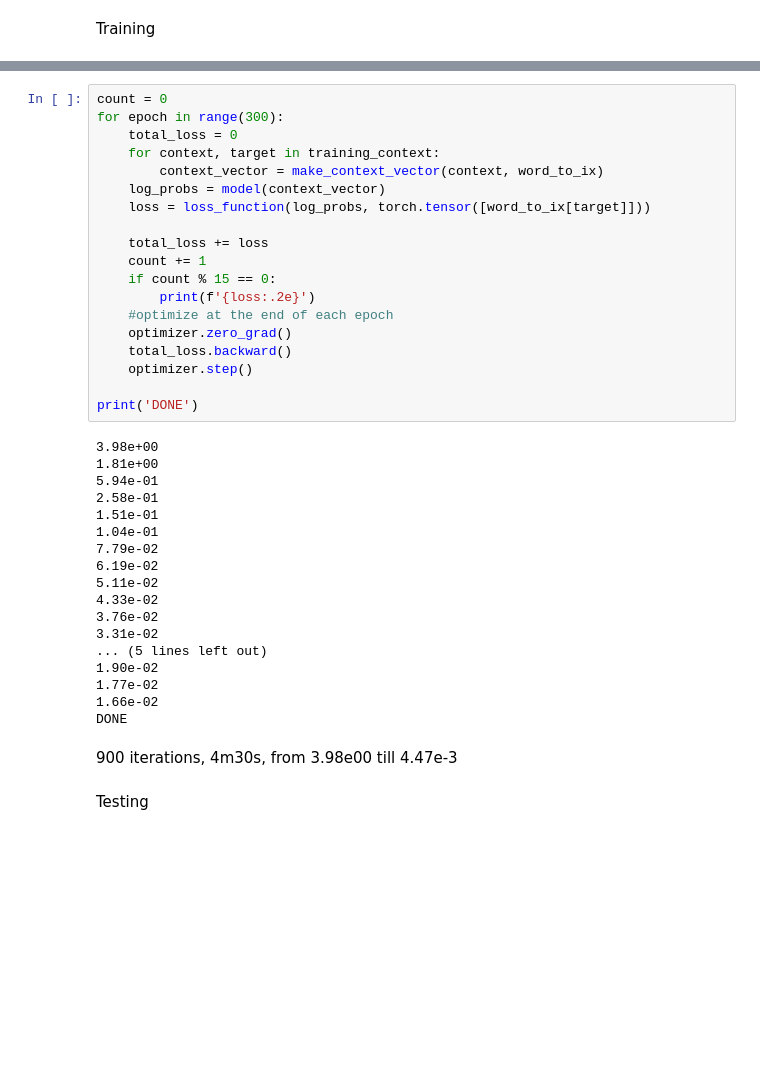
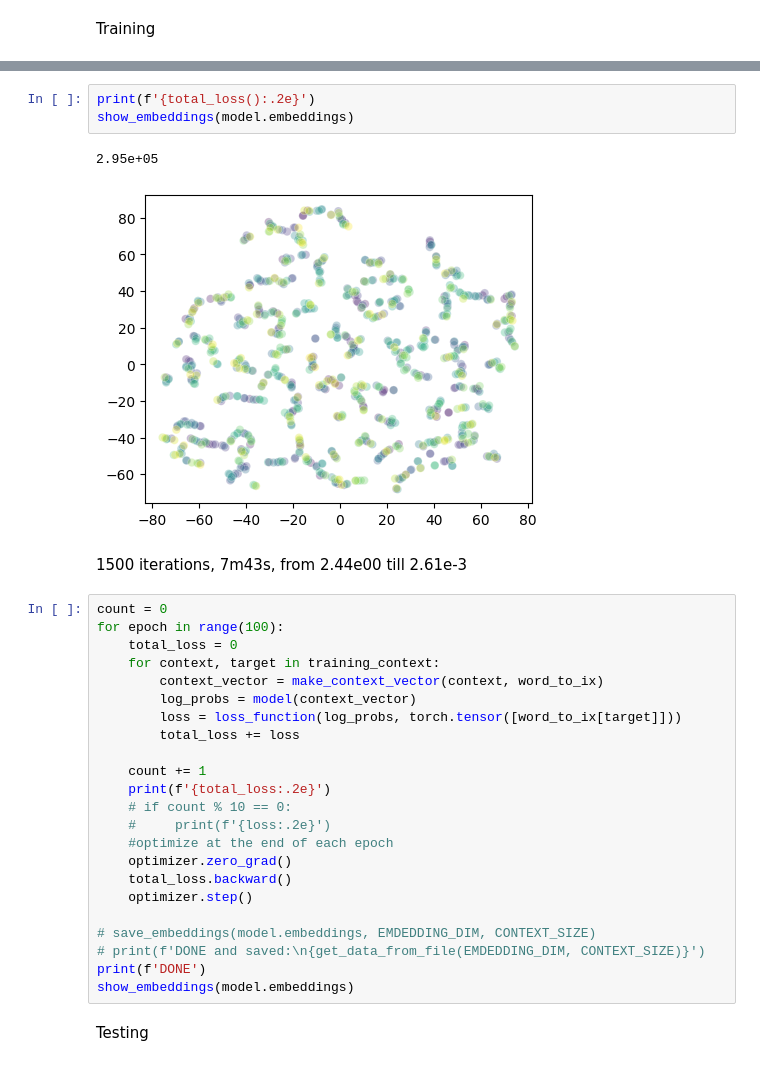
Before and after one commit to stefanzarembinski/szx81, a Jupyter notebook: src/cbow.ipynb, the cells around one changed output, grey strips where cells are left out. Saved outputs shown, nothing was run; the diff lists cells and outputs as text; blank space fills up the shorter version.

```diff
--- a/src/cbow.ipynb
+++ b/src/cbow.ipynb
@@ -109,41 +174,33 @@ Training
+# %%
+print(f'{total_loss():.2e}')
+show_embeddings(model.embeddings)
+# %% [output]
+2.95e+05
+[figure, added]
+# %% [markdown]
+1500 iterations, 7m43s, from 2.44e00 till 2.61e-3
 # %%
 count = 0
-for epoch in range(300):
+for epoch in range(100):
     total_loss = 0
     for context, target in training_context:
         context_vector = make_context_vector(context, word_to_ix)
-    log_probs = model(context_vector)
-    loss = loss_function(log_probs, torch.tensor([word_to_ix[target]]))
+        log_probs = model(context_vector)
+        loss = loss_function(log_probs, torch.tensor([word_to_ix[target]]))
+        total_loss += loss
 
-    total_loss += loss
     count += 1
-    if count % 15 == 0:
-        print(f'{loss:.2e}')
+    print(f'{total_loss:.2e}')
+    # if count % 10 == 0:
+    #     print(f'{loss:.2e}')
     #optimize at the end of each epoch
     optimizer.zero_grad()
     total_loss.backward()
     optimizer.step()
 
-print('DONE')
+# save_embeddings(model.embeddings, EMDEDDING_DIM, CONTEXT_SIZE)
+# print(f'DONE and saved:\n{get_data_from_file(EMDEDDING_DIM, CONTEXT_SIZE)}')
+print(f'DONE')
+show_embeddings(model.embeddings)
-# %% [output]
-3.98e+00
-1.81e+00
-5.94e-01
-2.58e-01
-1.51e-01
-1.04e-01
-7.79e-02
-6.19e-02
-5.11e-02
-4.33e-02
-3.76e-02
-3.31e-02
-... (5 lines left out)
-1.90e-02
-1.77e-02
-1.66e-02
-DONE
-# %% [markdown]
-900 iterations, 4m30s, from 3.98e00 till 4.47e-3
 # %% [markdown]
 Testing
```
Also changed, not shown: parts of 13 cells of this notebook.
